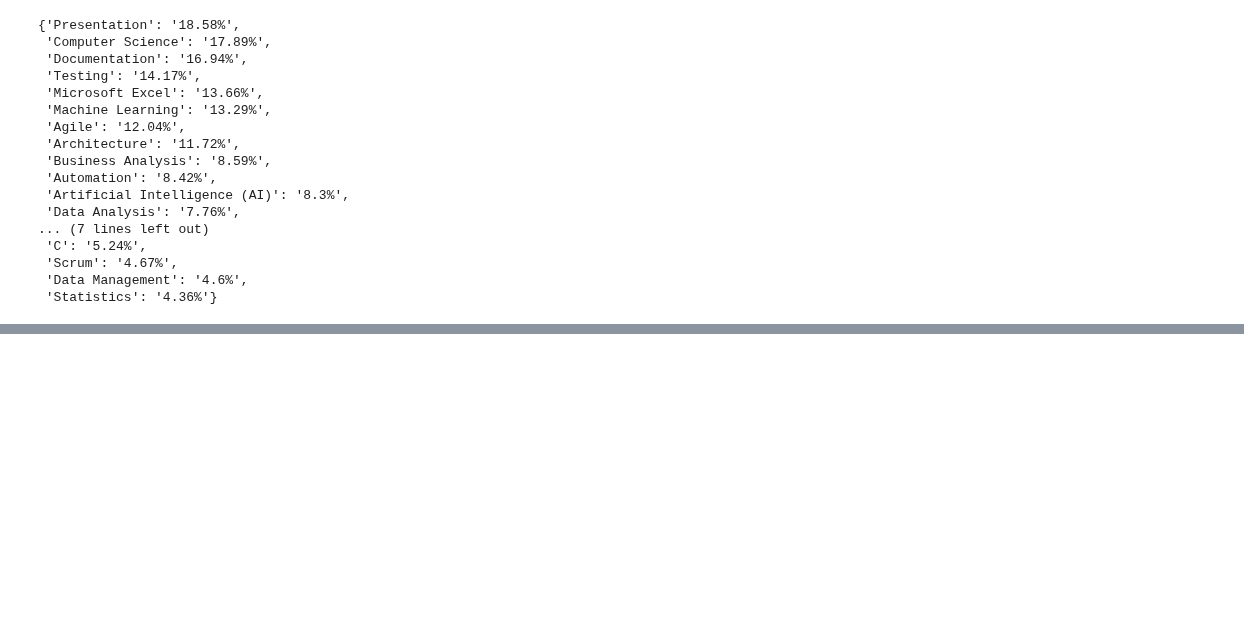
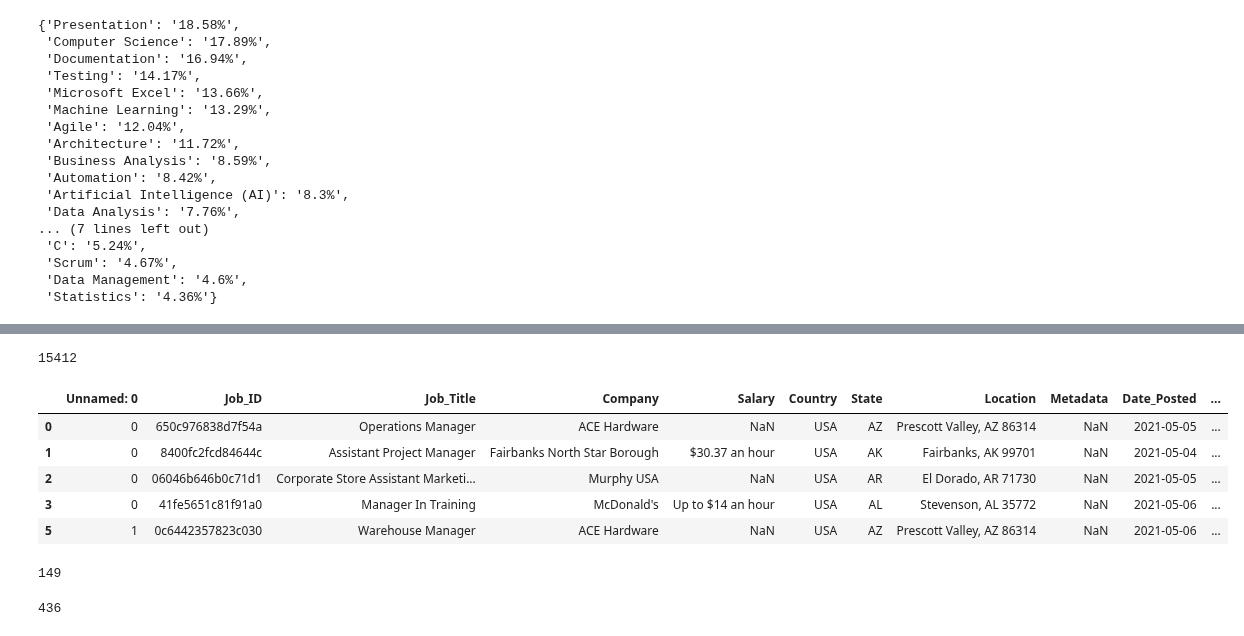
Before and after one commit to binxuankong/skills-ontology-project, a Jupyter notebook: Data Science Managerial Roles.ipynb, the cells around one changed output, grey strips where cells are left out. Saved outputs shown, nothing was run; the diff lists cells and outputs as text; code cells hidden in the pictures; blank space fills up the shorter version.

```diff
--- a/Data Science Managerial Roles.ipynb
+++ b/Data Science Managerial Roles.ipynb
@@ -294,0 +309,25 @@ df_mlej.to_csv('indeed-insights/machine_learning_engineer_managers.csv', index=F
+# %%
+df_musa = pd.read_csv('resource/Manager_USA.csv')
+df_musa = df_musa.drop_duplicates(subset=['Job_ID'])
+print(len(df_musa))
+df_musa.head()
+# %% [output]
+15412
+|  | Unnamed: 0 | Job_ID | Job_Title | Company | Salary | Country | State | Location | Metadata | Date_Posted | ... |
+| 0 | 0 | 650c976838d7f54a | Operations Manager | ACE Hardware | NaN | USA | AZ | Prescott Valley, AZ 86314 | NaN | 2021-05-05 | ... |
+| 1 | 0 | 8400fc2fcd84644c | Assistant Project Manager | Fairbanks North Star Borough | $30.37 an hour | USA | AK | Fairbanks, AK 99701 | NaN | 2021-05-04 | ... |
+| 2 | 0 | 06046b646b0c71d1 | Corporate Store Assistant Marketi... | Murphy USA | NaN | USA | AR | El Dorado, AR 71730 | NaN | 2021-05-05 | ... |
+| 3 | 0 | 41fe5651c81f91a0 | Manager In Training | McDonald's | Up to $14 an hour | USA | AL | Stevenson, AL 35772 | NaN | 2021-05-06 | ... |
+| 5 | 1 | 0c6442357823c030 | Warehouse Manager | ACE Hardware | NaN | USA | AZ | Prescott Valley, AZ 86314 | NaN | 2021-05-06 | ... |
+# %%
+df_m2 = df_m.dropna(subset=['Description'])
+df_m2 = df_m.drop_duplicates(subset=['Description'])
+len(df_m2)
+# %% [output]
+149
+# %%
+df_musa2 = df_musa.dropna(subset=['Description'])
+df_musa2 = df_musa.drop_duplicates(subset=['Description'])
+len(df_musa2)
+# %% [output]
+436
```
Also changed, not shown: parts of 12 cells of this notebook, 1 other file.
